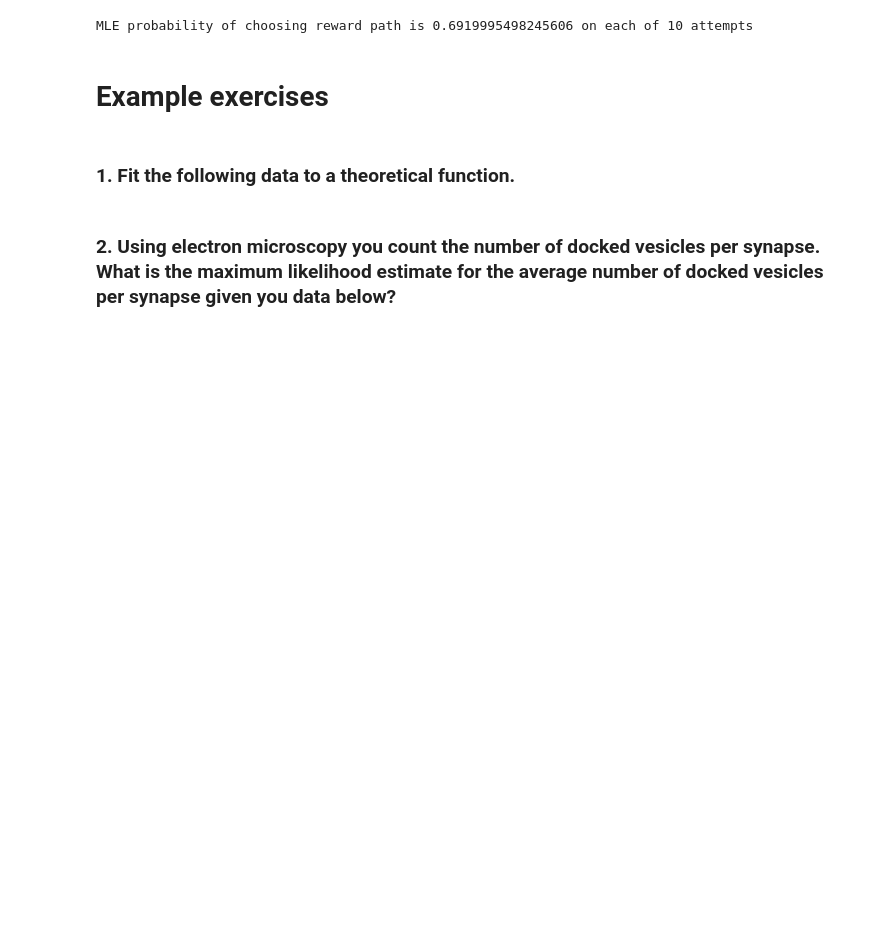
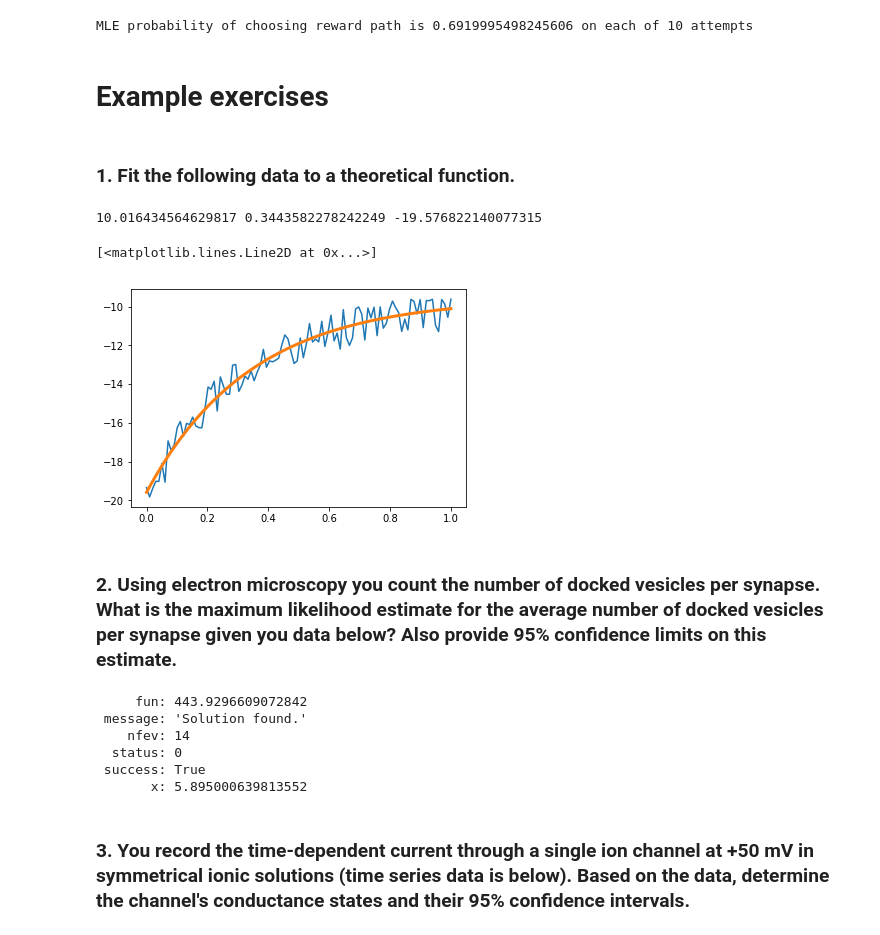
Before and after one commit to marcel-goldschen-ohm/NEU-Spring-2019, a Jupyter notebook: lecture_08_optimization/optimization.ipynb, the cells around one changed output. Saved outputs shown, nothing was run; the diff lists cells and outputs as text; code cells hidden in the pictures; blank space fills up the shorter version.

```diff
--- a/lecture_08_optimization/optimization.ipynb
+++ b/lecture_08_optimization/optimization.ipynb
@@ -334,7 +340,7 @@ MLE probability of choosing reward path is 0.6919995498245606 on each of 10 atte
 # %% [markdown]
 ### 1. Fit the following data to a theoretical function.
 # %%
-time_sec = np.linspace(0, 1, 200)
+time_sec = np.linspace(0, 1, 100)
 voltage_mV = np.array([-19.33535068, -19.81593   , -19.38068935, -19.01444258,
        -19.01279965, -18.08972043, -19.05443624, -16.92871871,
        -17.41921874, -17.13110999, -16.23081011, -15.93055289,
@@ -360,8 +366,25 @@ voltage_mV = np.array([-19.33535068, -19.81593   , -19.38068935, -19.01444258,
        -10.38121048,  -9.64101998, -11.08428724,  -9.69146819,
         -9.6996263 ,  -9.6253655 , -10.97046052, -11.28989399,
         -9.63686909,  -9.87094353, -10.55579744,  -9.6242286 ])
+# %%
+plt.plot(time_sec, voltage_mV);
+
+def exp_rise(t, amp, tau, constant):
+    return amp * (1 - np.exp(-t / tau)) + constant
+
+result = opt.curve_fit(exp_rise, time_sec, voltage_mV, p0=[10, 0.2, -20], bounds=([1, 0.01, -100], [40, 10, 100]))
+
+amp, tau, constant = result[0]
+
+print(amp, tau, constant)
+
+plt.plot(time_sec, exp_rise(time_sec, amp, tau, constant), lw=3)
+# %% [output]
+10.016434564629817 0.3443582278242249 -19.576822140077315
+[<matplotlib.lines.Line2D at 0x...>]
+[figure, added]
 # %% [markdown]
-### 2. Using electron microscopy you count the number of docked vesicles per synapse. What is the maximum likelihood estimate for the average number of docked vesicles per synapse given you data below?
+### 2. Using electron microscopy you count the number of docked vesicles per synapse. What is the maximum likelihood estimate for the average number of docked vesicles per synapse given you data below? Also provide 95% confidence limits on this estimate.
 # %%
 # each entry is # of docked vesicles at a particular synapse
 num_docked_vesicles = np.array([ 8,  3,  7,  7,  5,  5,  3,  7,  7,  7,  6,  3,  7,  5,  3,  8,  5,
@@ -376,3 +399,22 @@ num_docked_vesicles = np.array([ 8,  3,  7,  7,  5,  5,  3,  7,  7,  7,  6,  3,
         7,  5, 10,  8,  5,  3,  4,  6,  7,  8,  3,  5,  7,  9,  7,  4,  6,
         3,  6,  7,  5,  9,  4,  5, 13,  9, 10,  6,  7,  6,  5,  9,  8,  8,
         3,  5,  3,  7,  6,  8,  6,  3,  5,  8,  6,  6,  3], dtype=int)
+# %%
+def poissonNegLoglikelihood(k, mu):
+    return -st.poisson.logpmf(k, mu).sum()
+
+def cost_function(mu):
+    return poissonNegLoglikelihood(num_docked_vesicles, mu)
+
+p = opt.minimize_scalar(cost_function, bounds=(0, 100), method='bounded')
+
+print(p)
+# %% [output]
+     fun: 443.9296609072842
+ message: 'Solution found.'
+    nfev: 14
+  status: 0
+ success: True
+       x: 5.895000639813552
+# %% [markdown]
+### 3. You record the time-dependent current through a single ion channel at +50 mV in symmetrical ionic solutions (time series data is below). Based on the data, determine the channel's conductance states and their 95% confidence intervals.
```
Also changed, not shown: parts of 14 cells of this notebook.
